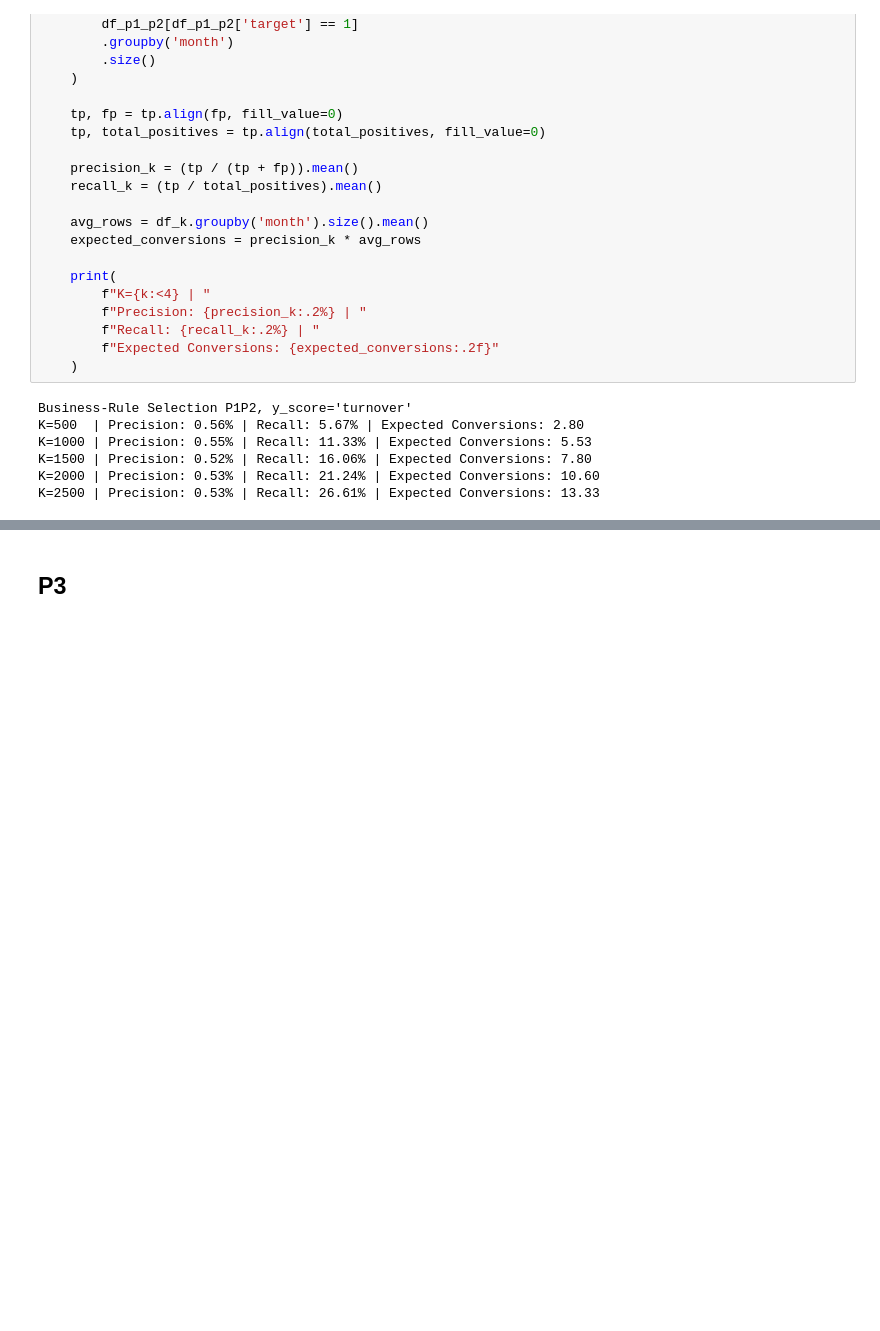
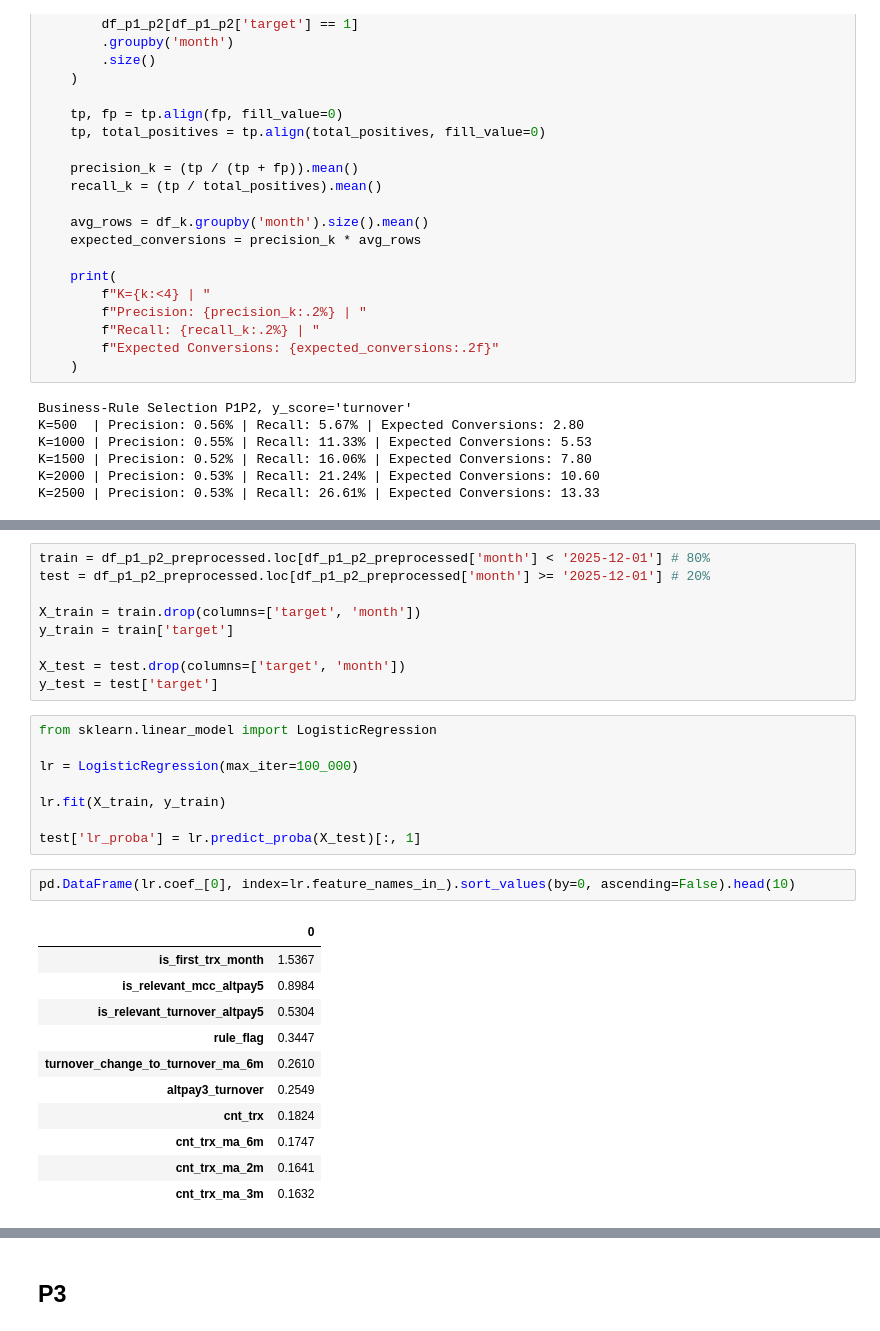
Before and after one commit to andreyerichev/ABD-Final-Project, a Jupyter notebook: analysis/baseline_models.ipynb, the cells around one changed output, grey strips where cells are left out. Cells and saved outputs as stored; diff of their text form; blank space fills up the shorter version.

Commit message:
built basic logistic regressions for each product

```diff
--- a/analysis/baseline_models.ipynb
+++ b/analysis/baseline_models.ipynb
@@ -231,0 +271,31 @@ K=2500 | Precision: 0.87% | Recall: 41.32% | Expected Conversions: 21.73
+# %%
+train = df_p1_p2_preprocessed.loc[df_p1_p2_preprocessed['month'] < '2025-12-01'] # 80%
+test = df_p1_p2_preprocessed.loc[df_p1_p2_preprocessed['month'] >= '2025-12-01'] # 20%
+
+X_train = train.drop(columns=['target', 'month'])
+y_train = train['target']
+
+X_test = test.drop(columns=['target', 'month'])
+y_test = test['target']
+# %%
+from sklearn.linear_model import LogisticRegression
+
+lr = LogisticRegression(max_iter=100_000)
+
+lr.fit(X_train, y_train)
+
+test['lr_proba'] = lr.predict_proba(X_test)[:, 1]
+# %%
+pd.DataFrame(lr.coef_[0], index=lr.feature_names_in_).sort_values(by=0, ascending=False).head(10)
+# %% [output]
+|  | 0 |
+| is_first_trx_month | 1.5367 |
+| is_relevant_mcc_altpay5 | 0.8984 |
+| is_relevant_turnover_altpay5 | 0.5304 |
+| rule_flag | 0.3447 |
+| turnover_change_to_turnover_ma_6m | 0.2610 |
+| altpay3_turnover | 0.2549 |
+| cnt_trx | 0.1824 |
+| cnt_trx_ma_6m | 0.1747 |
+| cnt_trx_ma_2m | 0.1641 |
+| cnt_trx_ma_3m | 0.1632 |
```
Also changed, not shown: parts of 19 cells of this notebook, 1 other file.
